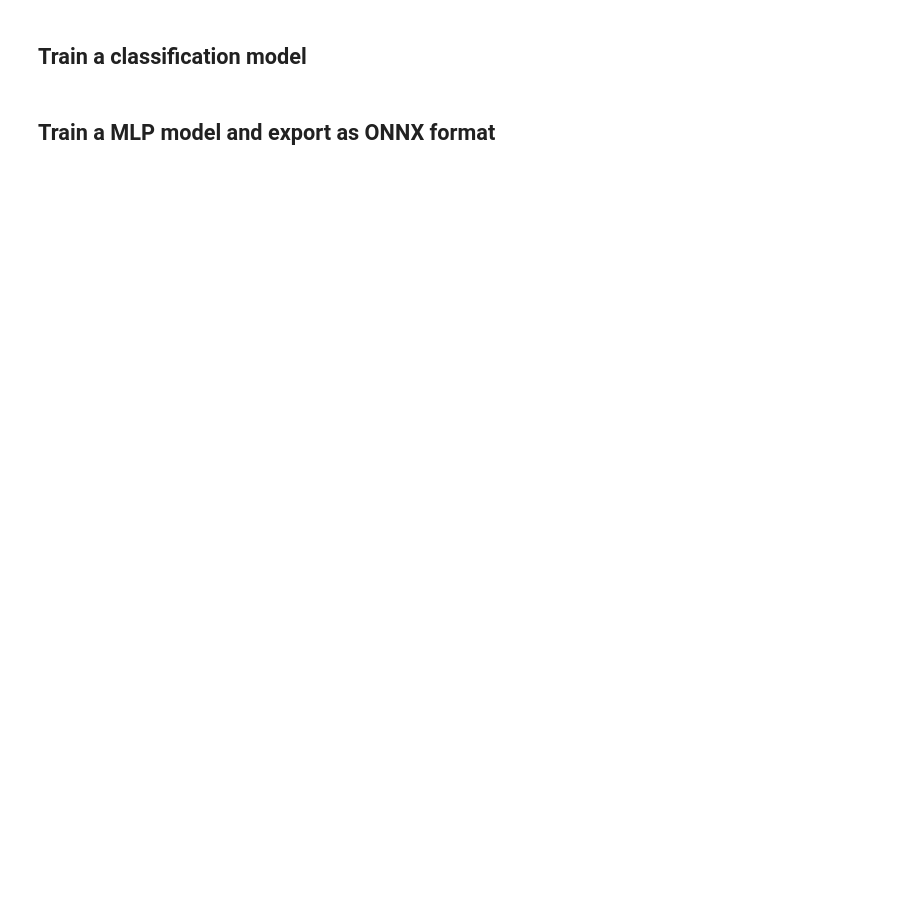
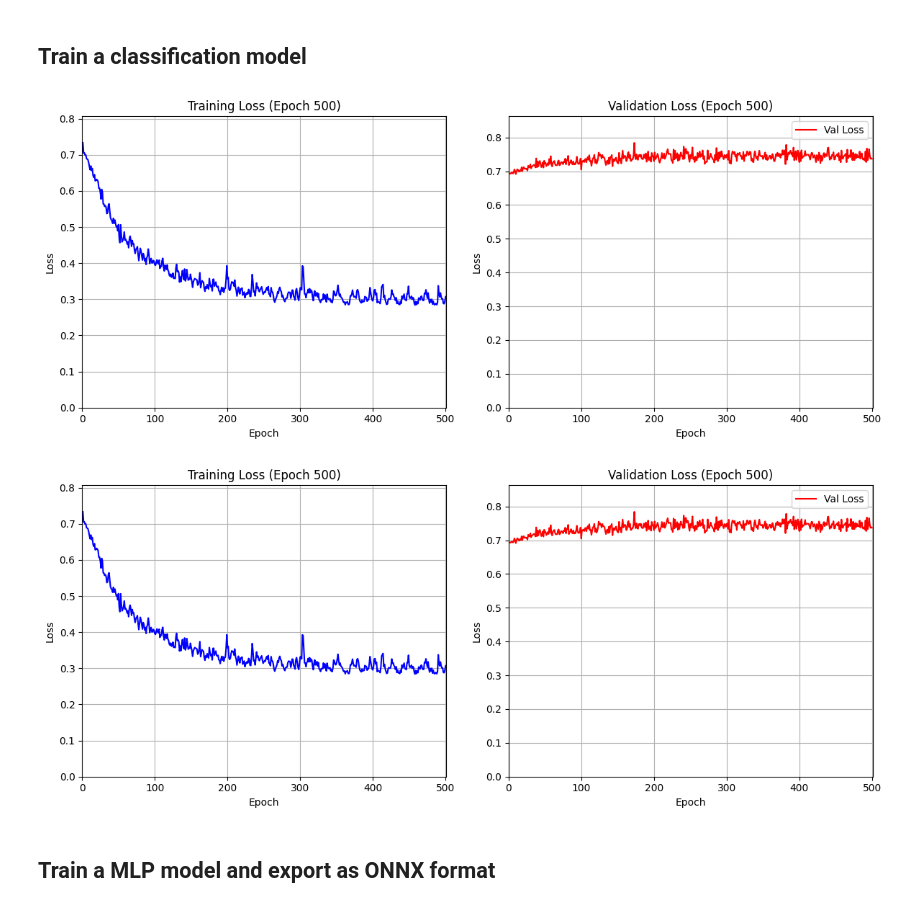
Before and after one commit to robbyzhaox/myocr, a Jupyter notebook: notebooks/sample_train_notebook.ipynb, the cells around one changed output. Drawn from its saved outputs; the diff is of its cells as text; code cells hidden in the pictures; blank space fills up the shorter version.

Commit message:
chore: adjust training params

```diff
--- a/notebooks/sample_train_notebook.ipynb
+++ b/notebooks/sample_train_notebook.ipynb
@@ -14,9 +14,9 @@ from PIL import Image
 from torch.utils.data import Subset
 import random
 
-DATA_PATH = "../training/dataset/textline_orientation"
+DATA_PATH = "../myocr/training/dataset/textline_orientation"
 
-model = ModelZoo.load_model("custom", "../modeling/configs/cls_mv3.yaml", "cuda:0" if torch.cuda.is_available() else "cpu")
+model = ModelZoo.load_model("custom", "../myocr/modeling/configs/cls_mv3.yaml", "cuda:0" if torch.cuda.is_available() else "cpu")
 
 class CustomDataset(Dataset):
     def __init__(self, list_file, root_dir, transform=None):
@@ -45,45 +45,44 @@ class CustomDataset(Dataset):
 
         # Load image
         image = Image.open(img_path).convert('RGB')
-
         if self.transform:
             image = self.transform(image)
-
         return image, label
 
 # Define transforms
 train_transform = transforms.Compose([
-    transforms.Resize((300, 50)),
-    # transforms.RandomHorizontalFlip(),
+    transforms.Resize((48,192)),
     transforms.ToTensor(),
     transforms.Normalize(mean=[0.485, 0.456, 0.406], std=[0.229, 0.224, 0.225])
 ])
 
 val_transform = transforms.Compose([
-    transforms.Resize((300, 50)),
-    transforms.CenterCrop(100),
+    transforms.Resize((48,192)),
     transforms.ToTensor(),
     transforms.Normalize(mean=[0.485, 0.456, 0.406], std=[0.229, 0.224, 0.225])
 ])
 
 # Create datasets
 train_dataset = CustomDataset(
     list_file=f'{DATA_PATH}/train_list.txt',
     root_dir=DATA_PATH,
     transform=train_transform
 )
 
 val_dataset = CustomDataset(
     list_file=f'{DATA_PATH}/val_list.txt',
     root_dir=DATA_PATH,
     transform=val_transform
 )
-indices = random.sample(range(len(train_dataset)), 350)
-val_indices = random.sample(range(len(val_dataset)), 15)
+indices = random.sample(range(len(train_dataset)), 1500)
+val_indices = random.sample(range(len(val_dataset)),399)
 
-trainer = Trainer(model,[], nn.CrossEntropyLoss(), optimizer=Adam(model.parameters(), lr=0.001), num_epochs=50, batch_size = 64)
+trainer = Trainer(model,[], nn.CrossEntropyLoss(), optimizer=Adam(model.parameters(), lr=0.001), num_epochs=500, batch_size = 64)
 trainer.fit(Subset(train_dataset, indices), Subset(val_dataset, val_indices))
-model.to_onnx(f"{MODEL_PATH}cls_train.onnx" , torch.randn((1,3,48,137), dtype=torch.float32).to("cuda:0"))
+# model.to_onnx(f"{MODEL_PATH}cls_train.onnx" , torch.randn((1,3,48,137), dtype=torch.float32).to("cuda:0"))
+# %% [output]
+[figure, added]
+[figure, added]
 # %% [markdown]
 ## Train a MLP model and export as ONNX format
 # %%
```
Also changed, not shown: 1 other file.
